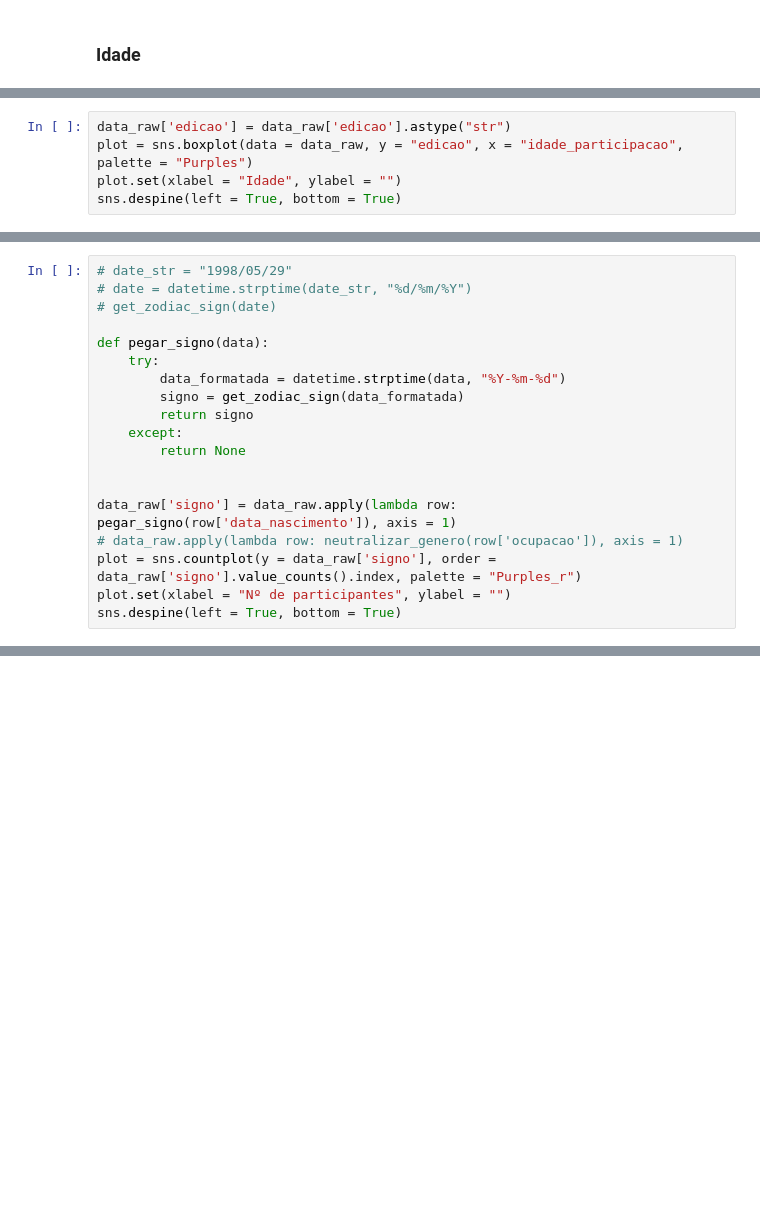
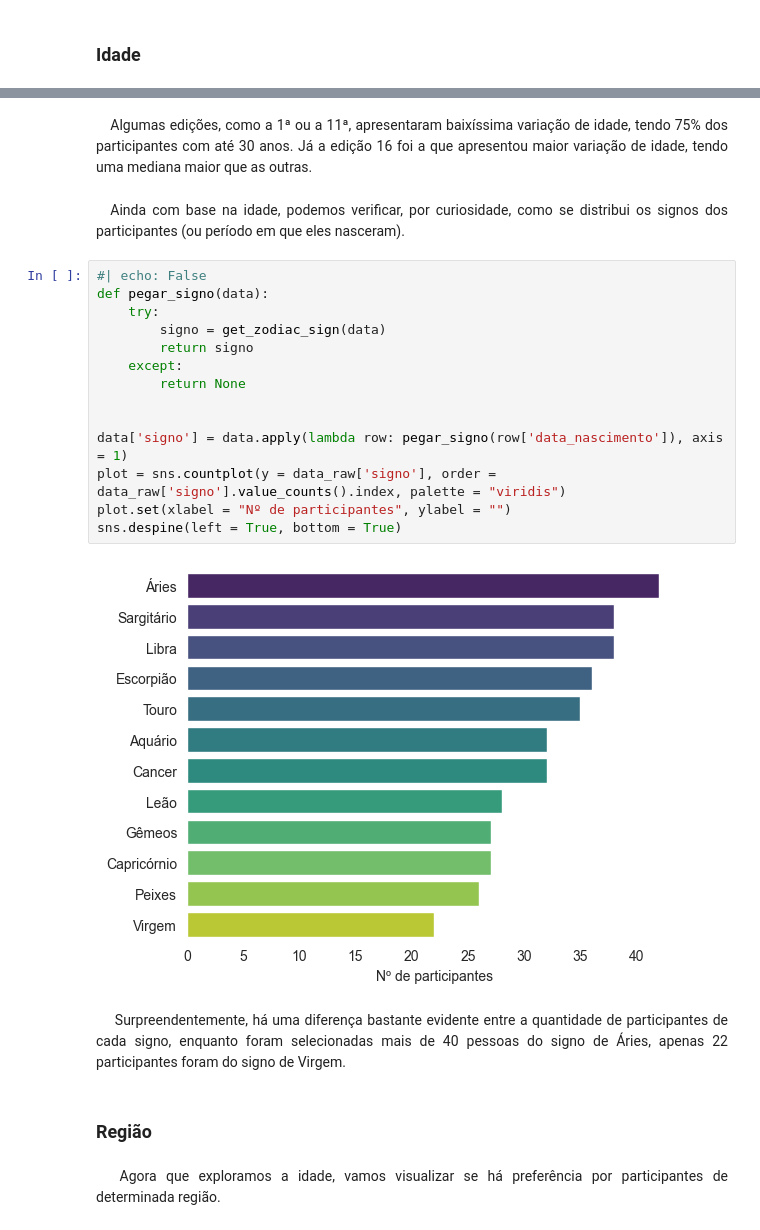
Before and after one commit to souzadecarlos/analise_bbb, a Jupyter notebook: main.ipynb, the cells around one changed output, grey strips where cells are left out. Cells and saved outputs as stored; diff of their text form; blank space fills up the shorter version.

```diff
--- a/main.ipynb
+++ b/main.ipynb
@@ -122,5 +98,0 @@ E em relação as temporadas, será que a idade dos participantes costuma variar
-# %%
-data_raw['edicao'] = data_raw['edicao'].astype("str")
-plot = sns.boxplot(data = data_raw, y = "edicao", x = "idade_participacao", palette = "Purples")
-plot.set(xlabel = "Idade", ylabel = "")
-sns.despine(left = True, bottom = True)
@@ -133,19 +98,0 @@ Ainda com base na idade, podemos verificar, por curiosidade, como se distribui o
-# %%
-# date_str = "1998/05/29"
-# date = datetime.strptime(date_str, "%d/%m/%Y")
-# get_zodiac_sign(date)
-
-def pegar_signo(data):
-    try:
-        data_formatada = datetime.strptime(data, "%Y-%m-%d")
-        signo = get_zodiac_sign(data_formatada)
-        return signo
-    except:
-        return None
-
-
-data_raw['signo'] = data_raw.apply(lambda row: pegar_signo(row['data_nascimento']), axis = 1)
-# data_raw.apply(lambda row: neutralizar_genero(row['ocupacao']), axis = 1)
-plot = sns.countplot(y = data_raw['signo'], order = data_raw['signo'].value_counts().index, palette = "Purples_r")
-plot.set(xlabel = "Nº de participantes", ylabel = "")
-sns.despine(left = True, bottom = True)
@@ -321,0 +135,26 @@ Chi2ContingencyResult(statistic=36.985217907980065, pvalue=0.023744343204973112,
+# %% [markdown]
+<div style = "text-align: justify">&emsp;Algumas edições, como a 1ª ou a 11ª, apresentaram baixíssima variação de idade, tendo 75% dos participantes com até 30 anos. Já a edição 16 foi a que apresentou maior variação de idade, tendo uma mediana maior que as outras.</div>
+# %% [markdown]
+<div style = "text-align: justify">&emsp;Ainda com base na idade, podemos verificar, por curiosidade, como se distribui os signos dos participantes (ou período em que eles nasceram).</div>
+# %%
+#| echo: False
+def pegar_signo(data):
+    try:
+        signo = get_zodiac_sign(data)
+        return signo
+    except:
+        return None
+
+
+data['signo'] = data.apply(lambda row: pegar_signo(row['data_nascimento']), axis = 1)
+plot = sns.countplot(y = data_raw['signo'], order = data_raw['signo'].value_counts().index, palette = "viridis")
+plot.set(xlabel = "Nº de participantes", ylabel = "")
+sns.despine(left = True, bottom = True)
+# %% [output]
+[figure, added]
+# %% [markdown]
+<div style = "text-align: justify">&emsp; Surpreendentemente, há uma diferença bastante evidente entre a quantidade de participantes de cada signo, enquanto foram selecionadas mais de 40 pessoas do signo de Áries, apenas 22 participantes foram do signo de Virgem.</d>
+# %% [markdown]
+### Região <a id = regiao></a>
+# %% [markdown]
+<div style = "text-align: justify">&emsp; Agora que exploramos a idade, vamos visualizar se há preferência por participantes de determinada região.</div>
```
Also changed, not shown: parts of 70 cells of this notebook, 35 other files.
